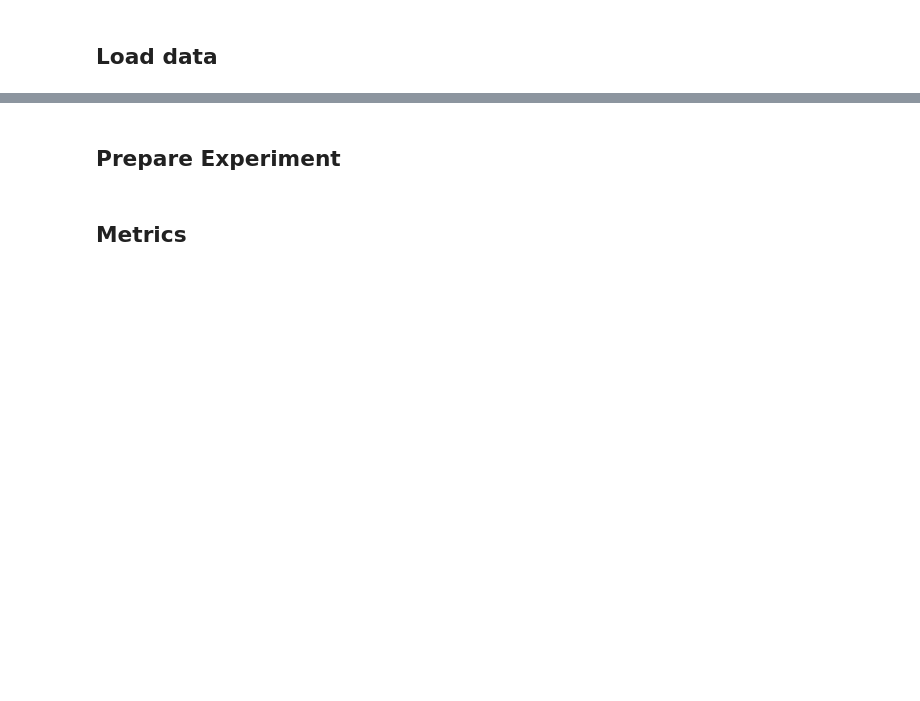
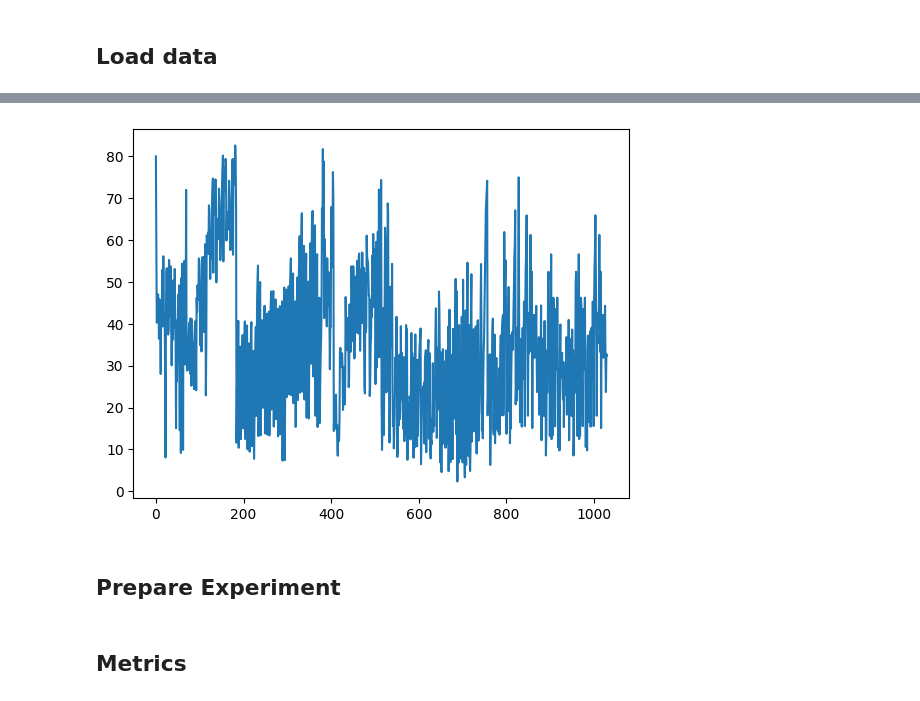
Before and after one commit to Malea-create/BA_transfer_learning, a Jupyter notebook: modell_application_toy.ipynb, the cells around one changed output, grey strips where cells are left out. Drawn from its saved outputs; the diff is of its cells as text; code cells hidden in the pictures; blank space fills up the shorter version.

```diff
--- a/modell_application_toy.ipynb
+++ b/modell_application_toy.ipynb
@@ -55,3 +63,9 @@ Df has been split into 3 equal parts:  (334, 9) (334, 9) (334, 9)
+# %%
+plt.plot(df["9.00"])
+#plt.xlim(0, len(Xt[:25]))
+plt.show()
+# %% [output]
+[figure, added]
 # %% [markdown]
 ## Prepare Experiment
 # %%
```
Also changed, not shown: parts of 57 cells of this notebook, 11 other files.
